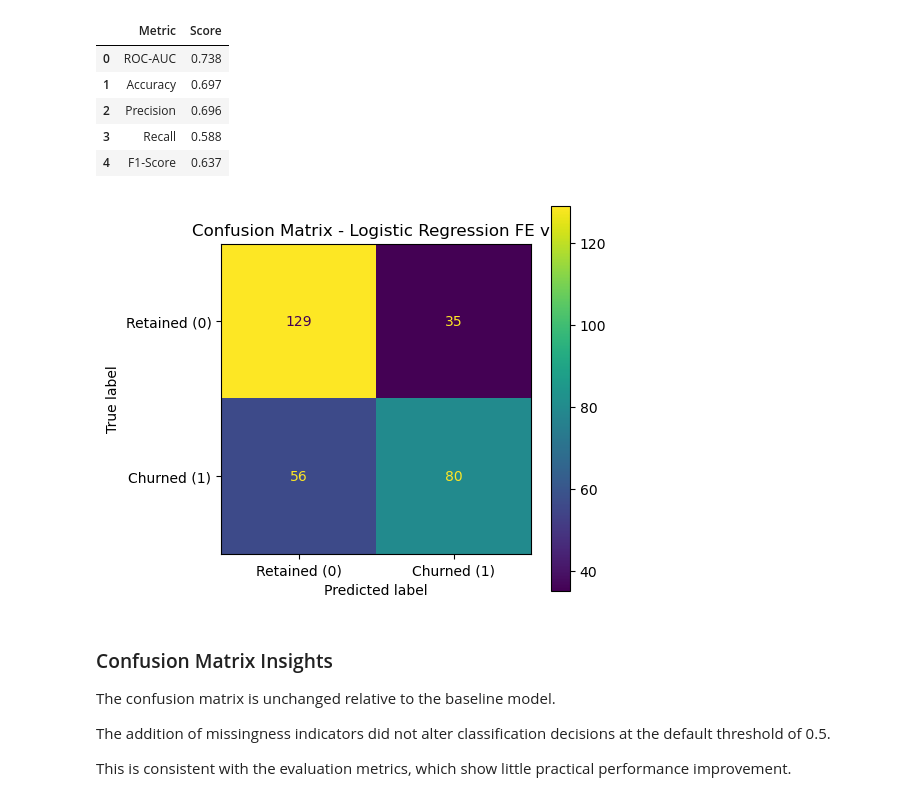
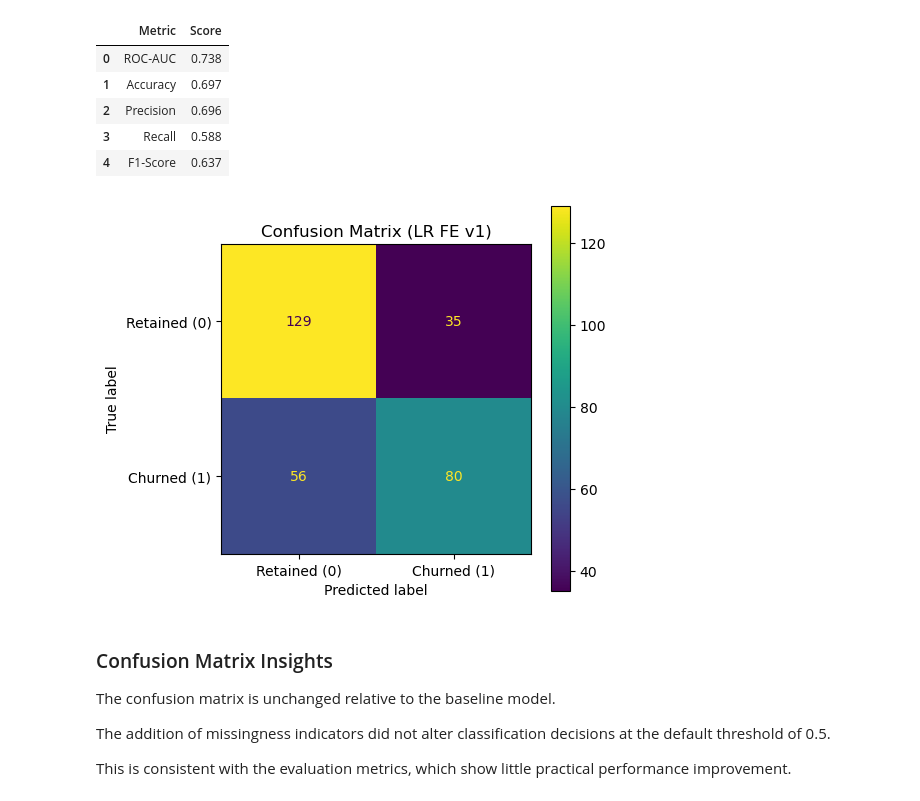
Before and after one commit to AmishaTiwari/ml-model-playbook, a Jupyter notebook: feature_engineering/feature_engineering.ipynb, the cells around one changed output. Saved outputs shown, nothing was run; the diff lists cells and outputs as text; code cells hidden in the pictures.

```diff
--- a/feature_engineering/feature_engineering.ipynb
+++ b/feature_engineering/feature_engineering.ipynb
@@ -599,40 +584,3 @@ for feature in categorical_features:
 | SeniorCitizen |  |  |
 | 0 | 1013 | 84.42 |
 | 1 | 187 | 15.58 |
-# %%
-for feature in categorical_features:
-
-    counts = (
-        df[feature]
-        .value_counts(dropna=False)
-    )
-
-    percentages = (
-        df[feature]
-        .value_counts(normalize=True, dropna=False)
-        * 100
-    )
-
-    fig, ax = plt.subplots(figsize=(5, 4))
-
-    counts.plot(
-        kind="bar",
-        ax=ax
-    )
-
-    # Add percentage labels
-    for i, pct in enumerate(percentages):
-        ax.text(
-            i,
-            counts.iloc[i],
-            f"{pct:.1f}%",
-            ha="center",
-            va="bottom"
-        )
-
-    ax.set_title(feature)
-    ax.set_ylabel("Count")
-
-    ax.grid(axis="y", alpha=0.3)
-
-    plt.show()
@@ -644,0 +587,6 @@ for feature in categorical_features:
+# %%
+for feature in categorical_features:
+    plot_categorical_distribution(
+        data=df,
+        feature=feature
+    )
@@ -1678,13 +1632,13 @@ fe_v1_metrics
 # %%
 # Display confusion matrix
 plot_confusion_matrix(
     y_true=y_test,
     y_pred=y_pred_fe_v1,
     labels=["Retained (0)", "Churned (1)"],
-    title="Confusion Matrix - Logistic Regression FE v1"
+    title="Confusion Matrix (LR FE v1)"
 )
 # %% [output]
-[figure, old version]
+[figure, new version]
 # %% [markdown]
 ### Confusion Matrix Insights
 
```
Also changed, not shown: parts of 40 cells of this notebook, 1 other file.
